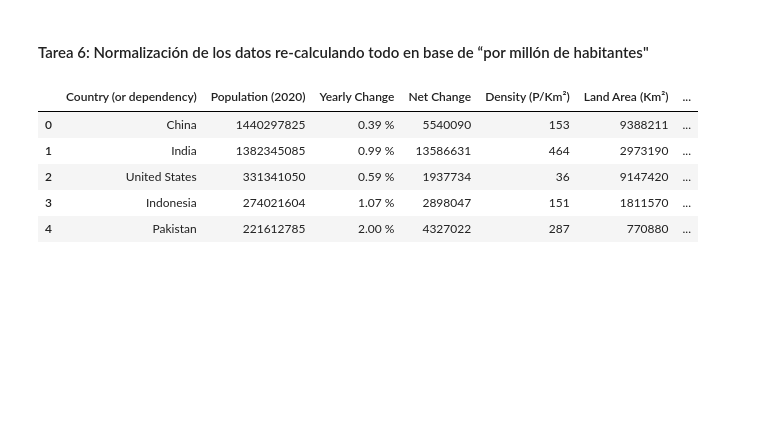
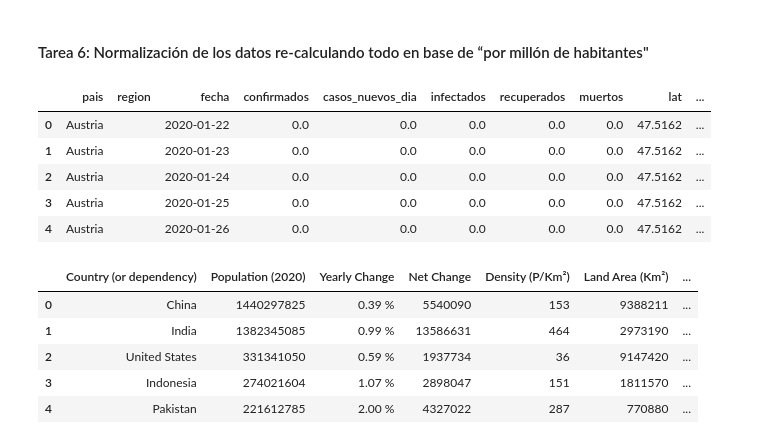
Before and after one commit to jlor31/DS1_Lab08, a Jupyter notebook: Lab_08_DS1.ipynb, the cells around one changed output. Cells and saved outputs as stored; diff of their text form; code cells hidden in the pictures; blank space fills up the shorter version.

```diff
--- a/Lab_08_DS1.ipynb
+++ b/Lab_08_DS1.ipynb
@@ -519,8 +519,30 @@ Df.head()  #Todo Listo!
 # %%
 poblacion = pd.read_csv("population_by_country_2020.csv")
 
-# poblacion = poblacion[['Country (or dependency)', 'Population(2020)']]
-# poblacion.columns = ['Country (or dependency)', 'Population(2020)']
+# poblacion = poblacion[['Country (or dependency)', 'Population (2020)']]
+# poblacion.columns = ['Country (or dependency)', 'Population (2020)']
+
+
+Df['confirmados'] = Df['confirmados'] / poblacion['Population (2020)']
+Df['casos_nuevos_dia'] = Df['casos_nuevos_dia'] / poblacion['Population (2020)']
+Df['infectados'] = Df['infectados'] / poblacion['Population (2020)']
+Df['recuperados'] = Df['recuperados'] / poblacion['Population (2020)']
+Df['muertos'] = Df['muertos'] / poblacion['Population (2020)']
+
+Df['confirmados'] = Df['confirmados'] * 1000000
+Df['casos_nuevos_dia'] = Df['casos_nuevos_dia'] * 1000000
+Df['infectados'] = Df['infectados'] * 1000000
+Df['recuperados'] = Df['recuperados'] * 1000000
+Df['muertos'] = Df['muertos'] * 1000000
+
+Df.head()
+# %% [output]
+|  | pais | region | fecha | confirmados | casos_nuevos_dia | infectados | recuperados | muertos | lat | ... |
+| 0 | Austria |  | 2020-01-22 | 0.0 | 0.0 | 0.0 | 0.0 | 0.0 | 47.5162 | ... |
+| 1 | Austria |  | 2020-01-23 | 0.0 | 0.0 | 0.0 | 0.0 | 0.0 | 47.5162 | ... |
+| 2 | Austria |  | 2020-01-24 | 0.0 | 0.0 | 0.0 | 0.0 | 0.0 | 47.5162 | ... |
+| 3 | Austria |  | 2020-01-25 | 0.0 | 0.0 | 0.0 | 0.0 | 0.0 | 47.5162 | ... |
+| 4 | Austria |  | 2020-01-26 | 0.0 | 0.0 | 0.0 | 0.0 | 0.0 | 47.5162 | ... |
 # %%
 poblacion.head()
 # %% [output]
```
Also changed, not shown: parts of 2 cells of this notebook, 1 other file.
